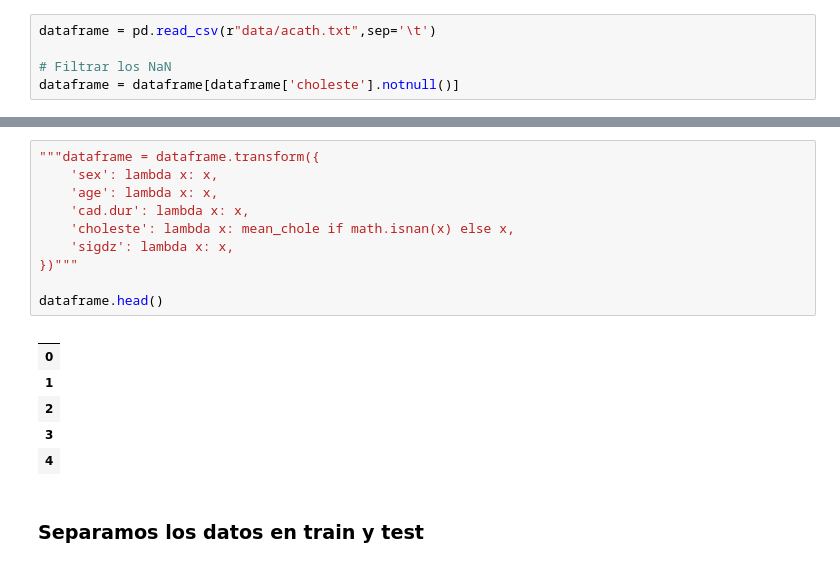
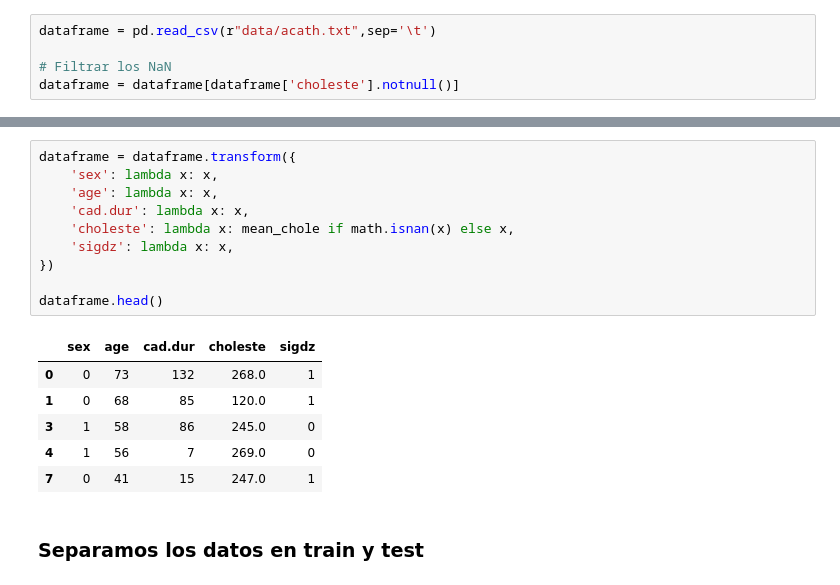
Before and after one commit to marcelolynch/machinelearning, a Jupyter notebook: tp4/Logistic.ipynb, the cells around one changed output, grey strips where cells are left out. Saved outputs shown, nothing was run; the diff lists cells and outputs as text.

```diff
--- a/tp4/Logistic.ipynb
+++ b/tp4/Logistic.ipynb
@@ -21,20 +21,20 @@ mean_chole
 # %%
-"""dataframe = dataframe.transform({
+dataframe = dataframe.transform({
     'sex': lambda x: x,
     'age': lambda x: x,
     'cad.dur': lambda x: x,
     'choleste': lambda x: mean_chole if math.isnan(x) else x,
     'sigdz': lambda x: x,
-})"""
+})
 
 dataframe.head()
 # %% [output]
-|  |
-| 0 |
-| 1 |
-| 2 |
-| 3 |
-| 4 |
+|  | sex | age | cad.dur | choleste | sigdz |
+| 0 | 0 | 73 | 132 | 268.0 | 1 |
+| 1 | 0 | 68 | 85 | 120.0 | 1 |
+| 3 | 1 | 58 | 86 | 245.0 | 0 |
+| 4 | 1 | 56 | 7 | 269.0 | 0 |
+| 7 | 0 | 41 | 15 | 247.0 | 1 |
 # %% [markdown]
 ### Separamos los datos en train y test
 # %%
```
Also changed, not shown: parts of 7 cells of this notebook, 1 other file.
